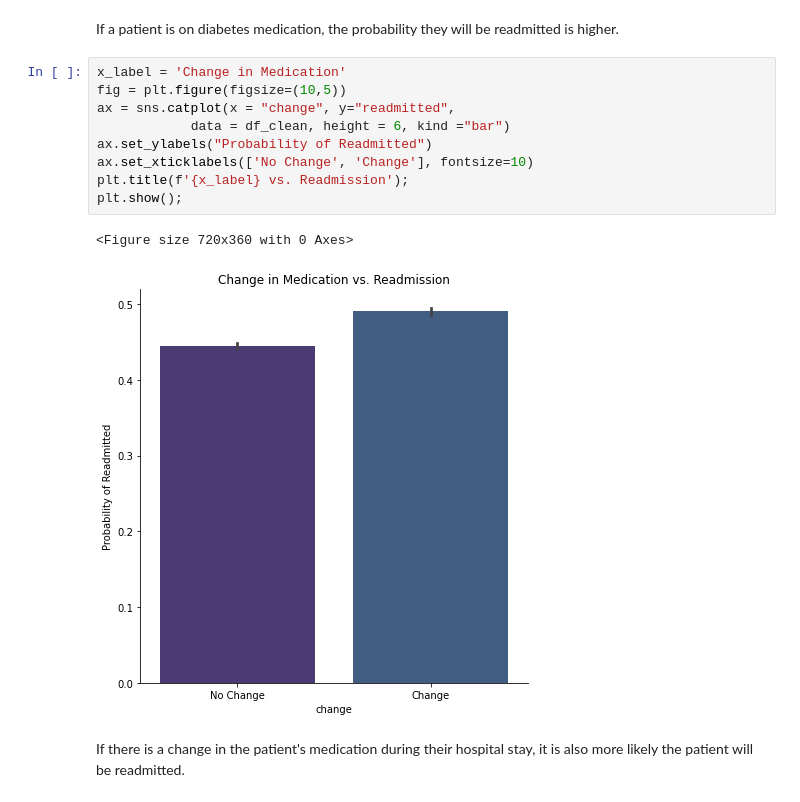
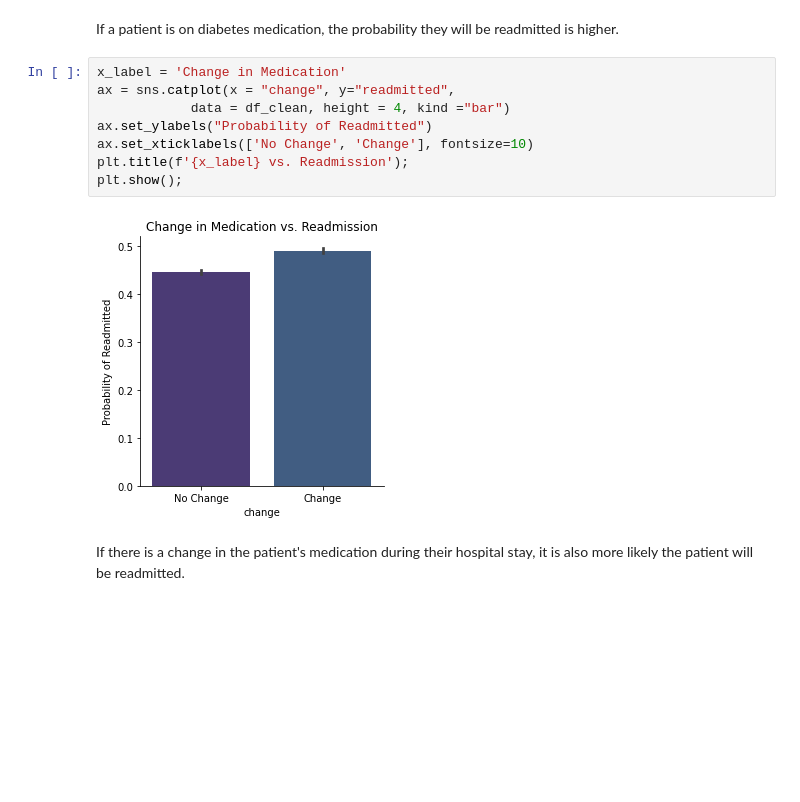
Before and after one commit to Sammyknee/diabetes-readmissions, a Jupyter notebook: Diabetes_Readmissions_EDA.ipynb, the cells around one changed output. Saved outputs shown, nothing was run; the diff lists cells and outputs as text; blank space fills up the shorter version.

Commit message:
clean up and fixed typos

```diff
--- a/Diabetes_Readmissions_EDA.ipynb
+++ b/Diabetes_Readmissions_EDA.ipynb
@@ -840,16 +784,14 @@ plt.show();
 If a patient is on diabetes medication, the probability they will be readmitted is higher.
 # %%
 x_label = 'Change in Medication'
-fig = plt.figure(figsize=(10,5))
 ax = sns.catplot(x = "change", y="readmitted",
-            data = df_clean, height = 6, kind ="bar")
+            data = df_clean, height = 4, kind ="bar")
 ax.set_ylabels("Probability of Readmitted")
 ax.set_xticklabels(['No Change', 'Change'], fontsize=10)
 plt.title(f'{x_label} vs. Readmission');
 plt.show();
 # %% [output]
-<Figure size 720x360 with 0 Axes>
-[figure, old version]
+[figure, new version]
 # %% [markdown]
 If there is a change in the patient's medication during their hospital stay, it is also more likely the patient will be readmitted.
 # %%
```
Also changed, not shown: parts of 23 cells of this notebook.
